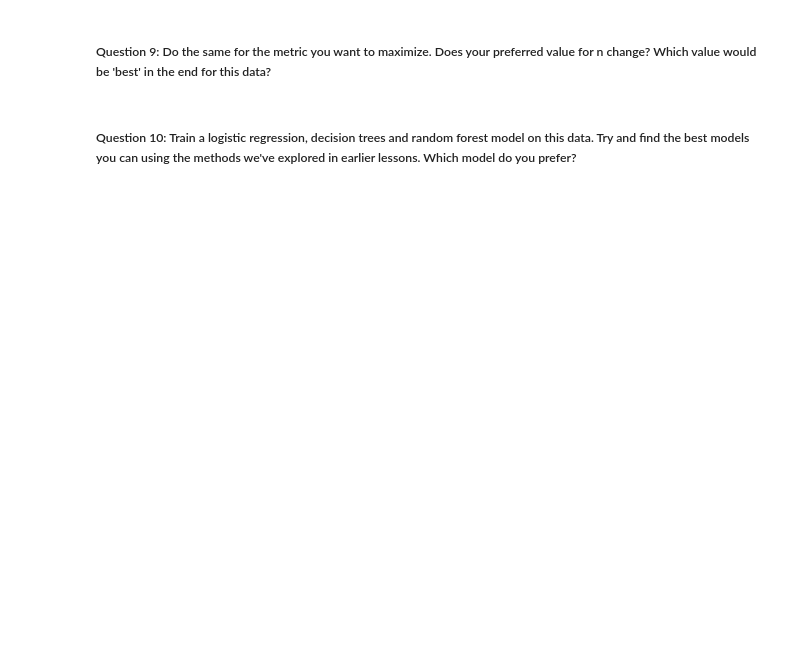
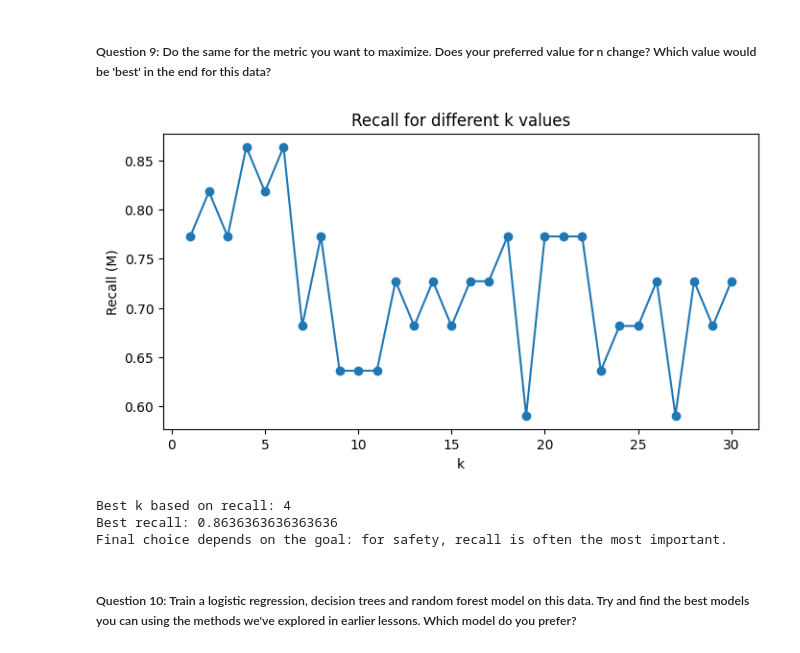
Before and after one commit to ChaybonV/Data-Science-Fundamentals, a Jupyter notebook: 06/DSF 06 - knn Exercise.ipynb, the cells around one changed output. Drawn from its saved outputs; the diff is of its cells as text; code cells hidden in the pictures; blank space fills up the shorter version.

```diff
--- a/06/DSF 06 - knn Exercise.ipynb
+++ b/06/DSF 06 - knn Exercise.ipynb
@@ -85,4 +210,29 @@ Of course our predictions don't mean anything without knowing how good they are.
 # %% [markdown]
 ##### Question 9: Do the same for the metric you want to maximize. Does your preferred value for n change? Which value would be 'best' in the end for this data?
+# %%
+recalls = []
+
+for k in k_values:
+    model = KNeighborsClassifier(n_neighbors=k)
+    model.fit(X_train, y_train)
+    preds = model.predict(X_test)
+    recalls.append(recall_score(y_test, preds, pos_label='M'))
+
+plt.figure(figsize=(8, 4))
+plt.plot(k_values, recalls, marker='o')
+plt.xlabel('k')
+plt.ylabel('Recall (M)')
+plt.title('Recall for different k values')
+plt.show()
+
+best_k_recall = k_values[recalls.index(max(recalls))]
+print('Best k based on recall:', best_k_recall)
+print('Best recall:', max(recalls))
+print('Final choice depends on the goal: for safety, recall is often the most important.')
+# %% [output]
+[figure, added]
+Best k based on recall: 4
+Best recall: 0.8636363636363636
+Final choice depends on the goal: for safety, recall is often the most important.
 # %% [markdown]
 ##### Question 10: Train a logistic regression, decision trees and random forest model on this data. Try and find the best models you can using the methods we've explored in earlier lessons. Which model do you prefer?
```
Also changed, not shown: parts of 13 cells of this notebook.
